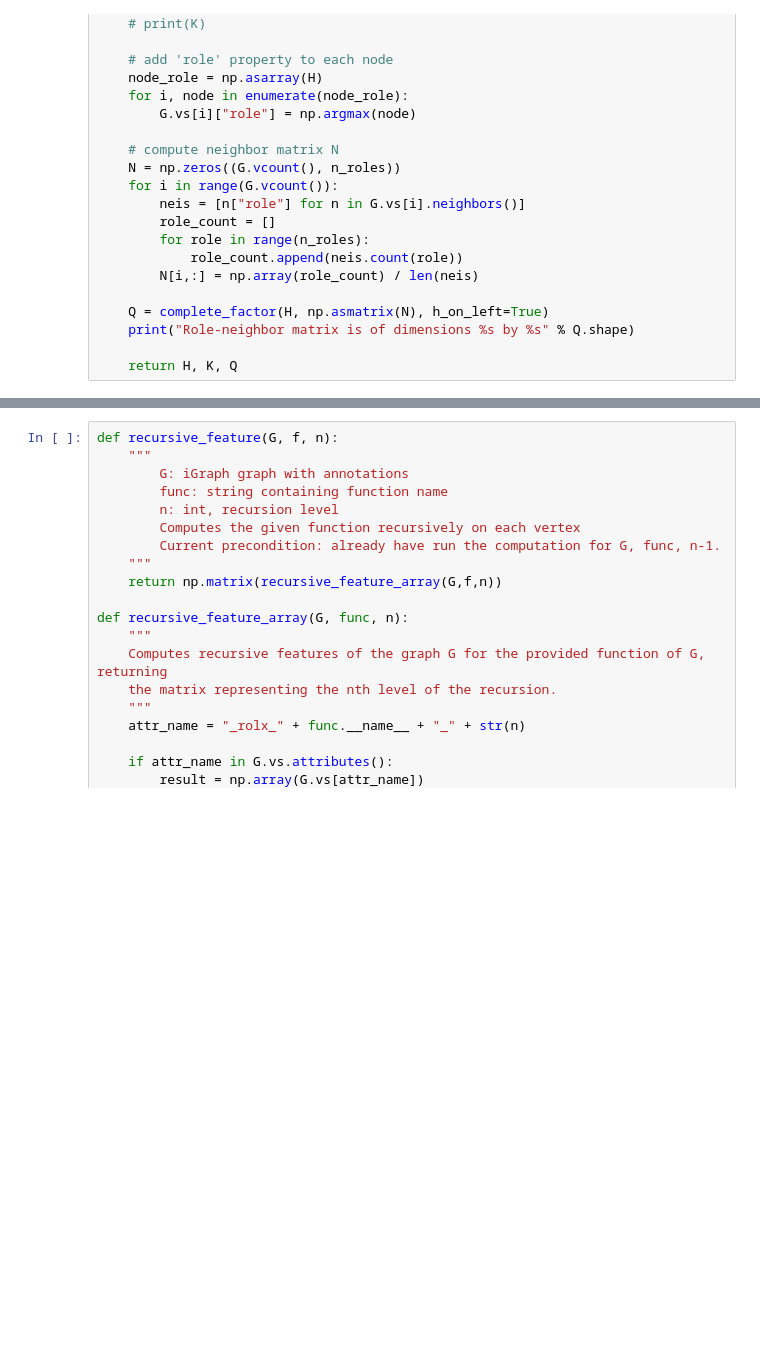
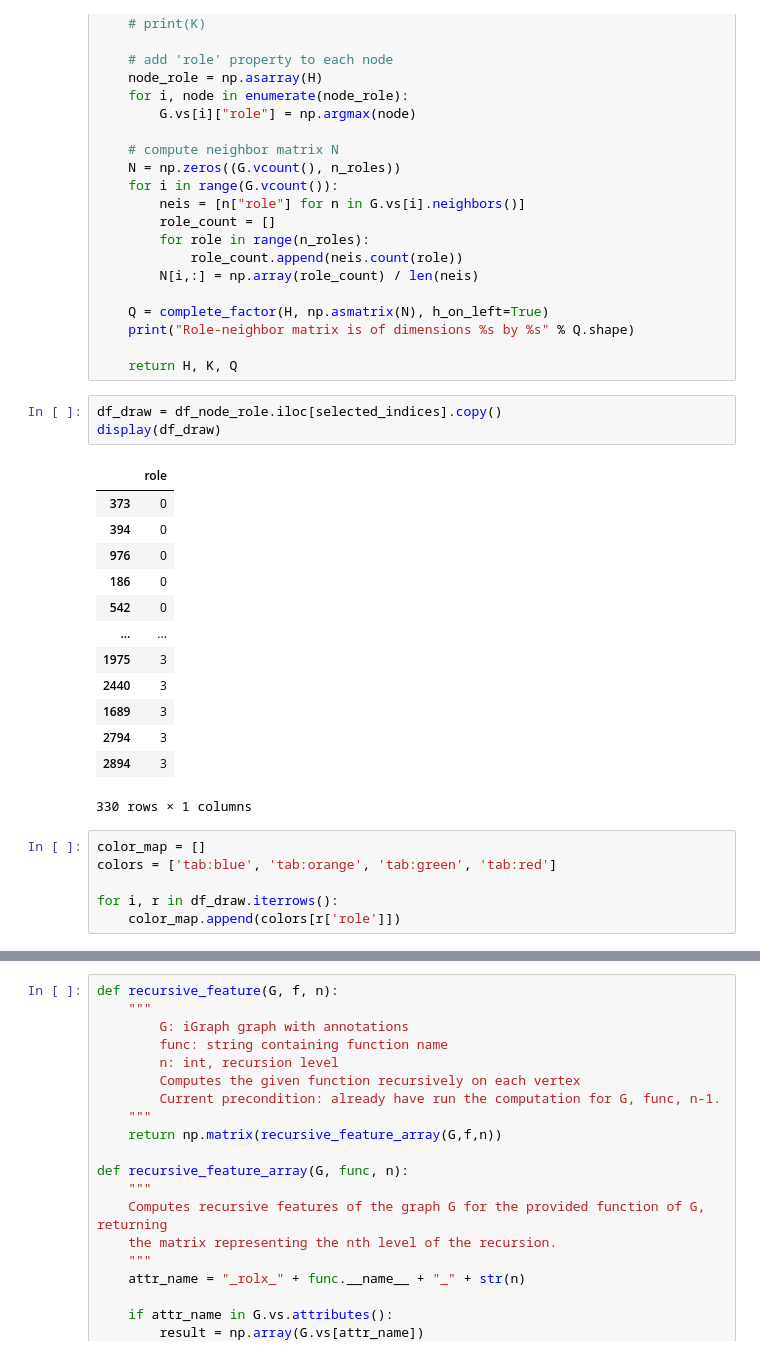
Before and after one commit to liangyufc/rolx-erasmus, a Jupyter notebook: old_src/sensemaking.ipynb, the cells around one changed output, grey strips where cells are left out. Cells and saved outputs as stored; diff of their text form; blank space fills up the shorter version.

```diff
--- a/old_src/sensemaking.ipynb
+++ b/old_src/sensemaking.ipynb
@@ -137,3 +138,26 @@ def extract_rolx_roles(G, n_roles=2):
     print("Role-neighbor matrix is of dimensions %s by %s" % Q.shape)
 
     return H, K, Q
+# %%
+df_draw = df_node_role.iloc[selected_indices].copy()
+display(df_draw)
+# %% [output]
+|  | role |
+| 373 | 0 |
+| 394 | 0 |
+| 976 | 0 |
+| 186 | 0 |
+| 542 | 0 |
+| ... | ... |
+| 1975 | 3 |
+| 2440 | 3 |
+| 1689 | 3 |
+| 2794 | 3 |
+| 2894 | 3 |
+330 rows × 1 columns
+# %%
+color_map = []
+colors = ['tab:blue', 'tab:orange', 'tab:green', 'tab:red']
+
+for i, r in df_draw.iterrows():
+    color_map.append(colors[r['role']])
```
Also changed, not shown: parts of 12 cells of this notebook, 1 other file.
